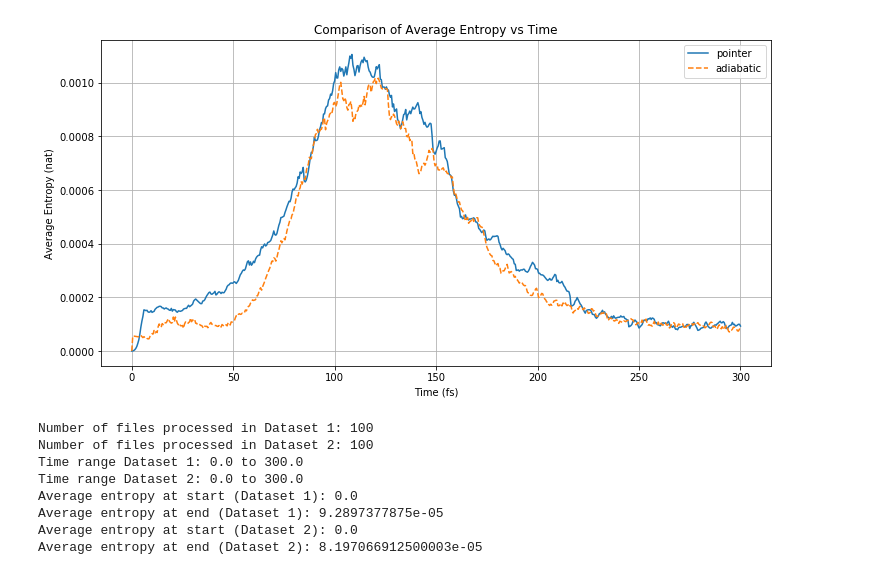
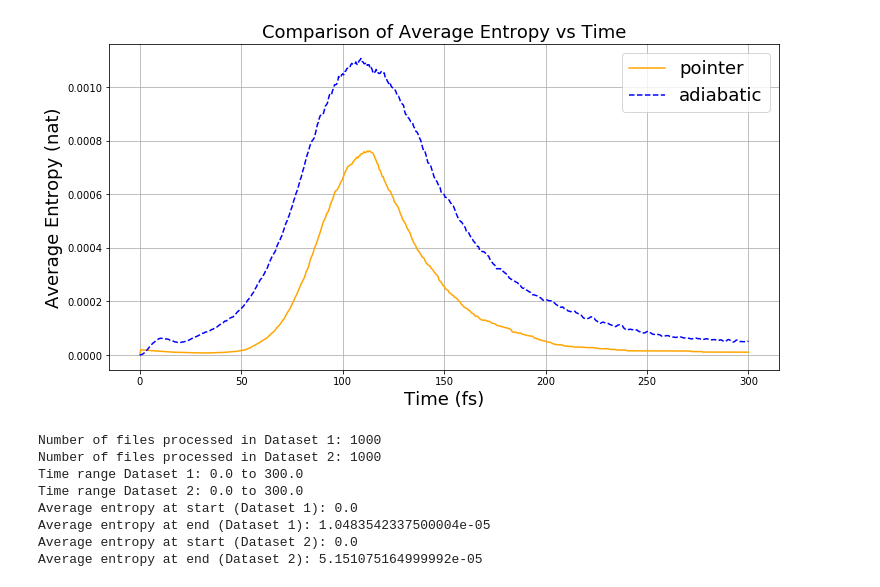
Before and after one commit to blevine37/tab-model, a Jupyter notebook: analysis.ipynb, the cells around one changed output. Drawn from its saved outputs; the diff is of its cells as text; code cells hidden in the pictures.

```diff
--- a/analysis.ipynb
+++ b/analysis.ipynb
@@ -1,8 +1,13 @@
+# %%
+import pandas as pd
+import matplotlib.pyplot as plt
+import glob
+import os
+# Specify the paths to the directories containing the ene*.dat files
+data_directory1 = '/home/adurden/Ari/TAB/m9_1000/adiabatic/data/'
+data_directory2 = '/home/adurden/Ari/TAB/m9_1000/pointer/data/'
 # %%
-import pandas as pd
-import matplotlib.pyplot as plt
-import glob
-import os
+
 
 def process_data(directory):
     columns = ["t", "Mean-Field Energy", "PE Difference", "Total Energy", "norm", "last_column", "total count"]
@@ -10,51 +15,51 @@ def process_data(directory):
     dfs = []
 
     for file_path in file_paths:
         df = pd.read_csv(file_path, delim_whitespace=True, names=columns, skiprows=1)
         dfs.append(df)
 
     combined_df = pd.concat(dfs)
     average_df = combined_df.groupby('t').mean().reset_index()
     return average_df, len(file_paths)
 
-# Specify the paths to the directories containing the ene*.dat files
-data_directory1 = '/home/adurden/Ari/TAB/9state2d/pointerC/data/'
-data_directory2 = '/home/adurden/Ari/TAB/9state2d/data/'
+
 
 # Process data from both directories
 avg_df1, file_count1 = process_data(data_directory1)
 avg_df2, file_count2 = process_data(data_directory2)
 
 # Plot the data
 plt.figure(figsize=(12, 6))
-plt.plot(avg_df1['t'], (9/8)*avg_df1['last_column'], linestyle='-', label='pointer')
-plt.plot(avg_df2['t'], (9/8)*avg_df2['last_column'], linestyle='--', label='adiabatic')
-plt.xlabel('Time (fs)')
-plt.ylabel('Average Entropy (nat)')
-plt.title('Comparison of Average Entropy vs Time')
-plt.legend()
+#set legend font size to 18
+
+plt.plot(avg_df1['t'], (9/8)*avg_df1['last_column'], linestyle='-', label='pointer', color='orange')
+plt.plot(avg_df2['t'], (9/8)*avg_df2['last_column'], linestyle='--', label='adiabatic', color='blue')
+plt.xlabel('Time (fs)', fontsize=18)
+plt.ylabel('Average Entropy (nat)', fontsize=18)
+plt.title('Comparison of Average Entropy vs Time', fontsize=18)
+plt.legend(fontsize=18)
 plt.grid(True)
 plt.savefig('entropy_comparison.pdf', format='pdf')
 plt.show()
 # Print some statistics
 print(f"Number of files processed in Dataset 1: {file_count1}")
 print(f"Number of files processed in Dataset 2: {file_count2}")
 print(f"Time range Dataset 1: {avg_df1['t'].min()} to {avg_df1['t'].max()}")
 print(f"Time range Dataset 2: {avg_df2['t'].min()} to {avg_df2['t'].max()}")
 print(f"Average entropy at start (Dataset 1): {(9/8)*avg_df1['last_column'].iloc[0]}")
 print(f"Average entropy at end (Dataset 1): {(9/8)*avg_df1['last_column'].iloc[-1]}")
 print(f"Average entropy at start (Dataset 2): {(9/8)*avg_df2['last_column'].iloc[0]}")
 print(f"Average entropy at end (Dataset 2): {(9/8)*avg_df2['last_column'].iloc[-1]}")
 # %% [output]
-[figure, old version]
+[figure, new version]
-Number of files processed in Dataset 1: 100
-Number of files processed in Dataset 2: 100
+Number of files processed in Dataset 1: 1000
+Number of files processed in Dataset 2: 1000
 Time range Dataset 1: 0.0 to 300.0
 Time range Dataset 2: 0.0 to 300.0
 Average entropy at start (Dataset 1): 0.0
-Average entropy at end (Dataset 1): 9.2897377875e-05
+Average entropy at end (Dataset 1): 1.0483542337500004e-05
 Average entropy at start (Dataset 2): 0.0
-Average entropy at end (Dataset 2): 8.197066912500003e-05
+Average entropy at end (Dataset 2): 5.151075164999992e-05
 # %%
 # Define the column names
 
```
Also changed, not shown: parts of 1 cell of this notebook, 9 other files.
